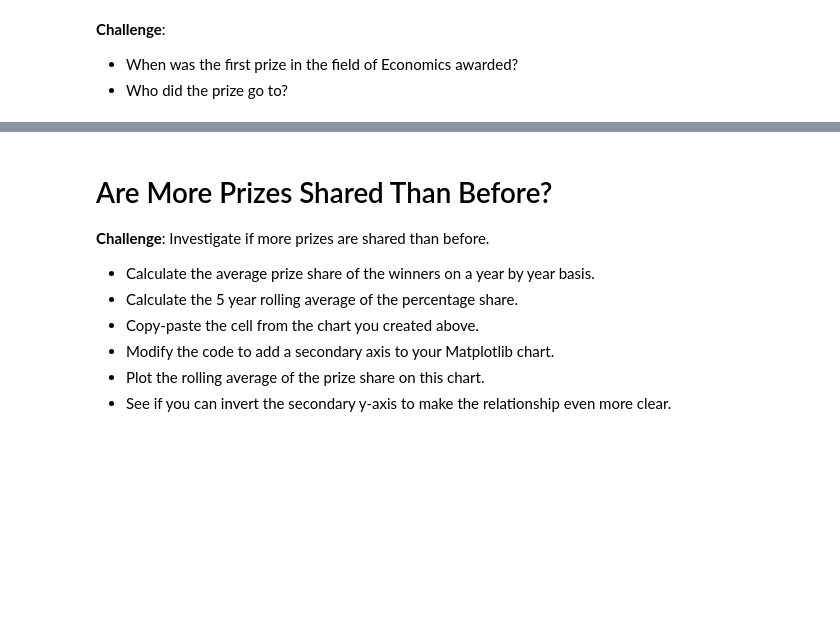
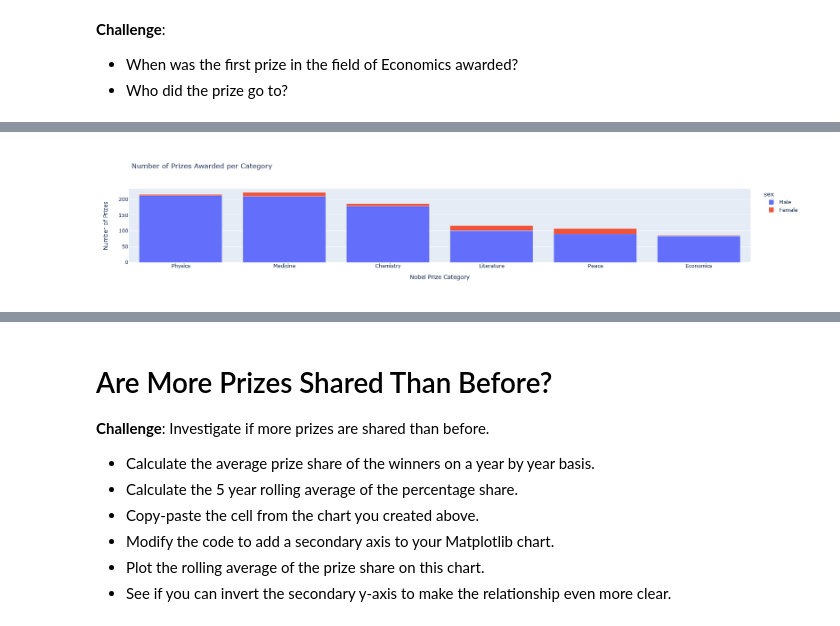
Before and after one commit to ArieKnoester/nobel-laureates-jupyter-notebook, a Jupyter notebook: Nobel_Prize_Analysis.ipynb, the cells around one changed output, grey strips where cells are left out. Saved outputs shown, nothing was run; the diff lists cells and outputs as text; code cells hidden in the pictures; blank space fills up the shorter version.

Commit message:
Adds category prizes split by gender bar chart.

```diff
--- a/Nobel_Prize_Analysis.ipynb
+++ b/Nobel_Prize_Analysis.ipynb
@@ -352,6 +353,27 @@ df_data.loc[df_data.category == 'Economics'].sort_values('year')[:1]
 * Hover over the bar chart. How many prizes went to women in Literature compared to Physics?
 
 <img src=https://i.imgur.com/od8TfOp.png width=650>
+# %%
+categories_by_sex = df_data.groupby(['category', 'sex'], as_index=False).agg({'prize': pd.Series.count})
+categories_by_sex.sort_values('prize', ascending=False, inplace=True)
+categories_by_sex
+
+categories_by_sex_bar = px.bar(
+    categories_by_sex,
+    x='category',
+    y='prize',
+    color='sex',
+    title='Number of Prizes Awarded per Category'
+)
+
+categories_by_sex_bar.update_layout(
+    xaxis_title='Nobel Prize Category',
+    yaxis_title='Number of Prizes'
+)
+
+categories_by_sex_bar.show()
+# %% [output]
+[figure, added]
 # %% [markdown]
 # Number of Prizes Awarded Over Time
 
```
Also changed, not shown: parts of 1 cell of this notebook.
